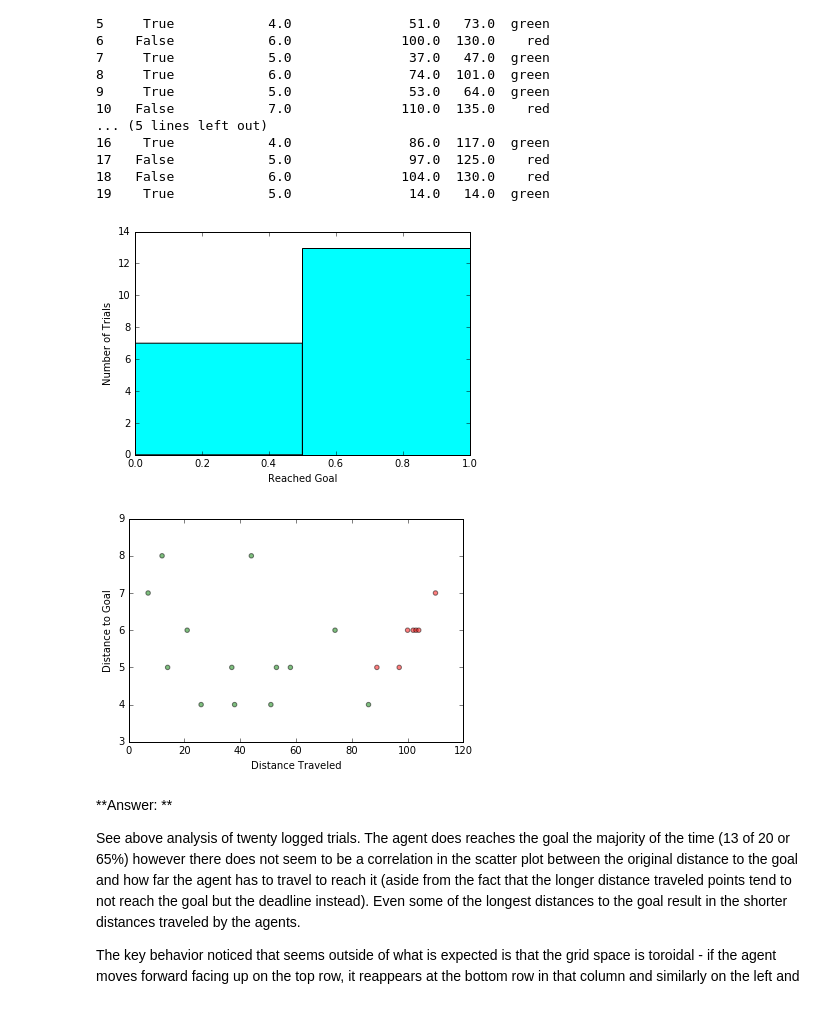
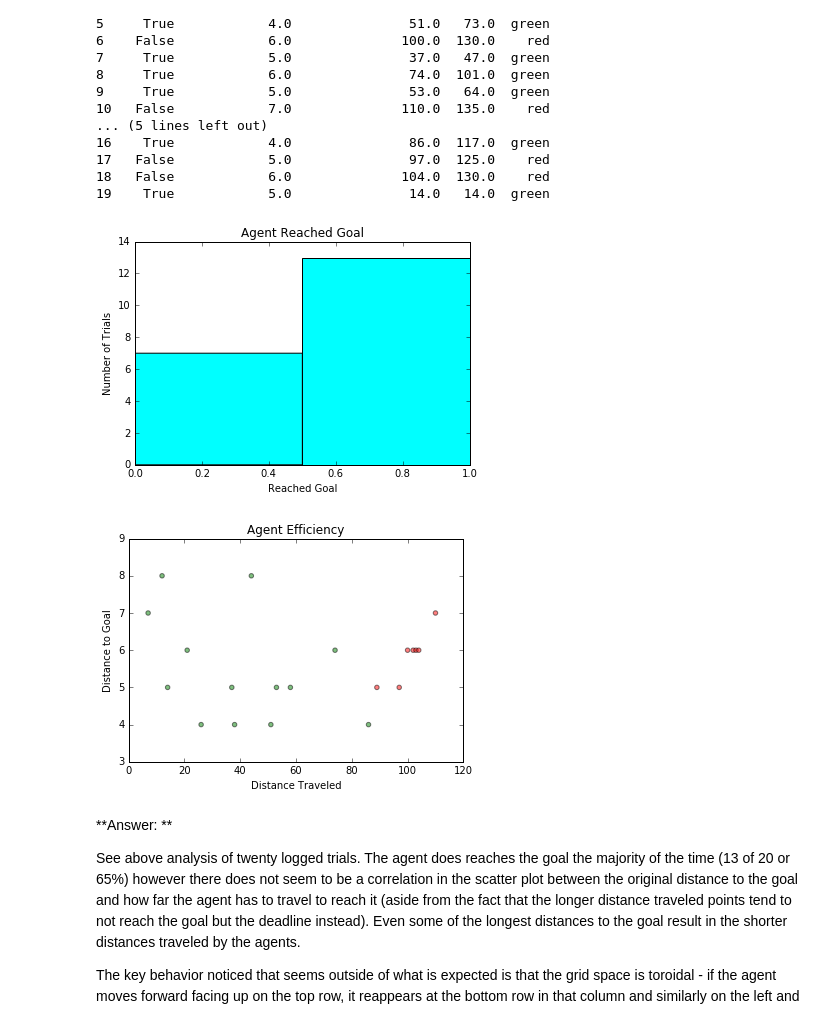
Before and after one commit to gilakos/machine-learning, a Jupyter notebook: projects/smartcab/smartcab/smartcab_report.ipynb, the cells around one changed output. Drawn from its saved outputs; the diff is of its cells as text; code cells hidden in the pictures.

```diff
--- a/projects/smartcab/smartcab/smartcab_report.ipynb
+++ b/projects/smartcab/smartcab/smartcab_report.ipynb
@@ -75,18 +75,20 @@ print df
 # %%
 # the histogram of the data
 plt.hist(df['reached'], bins=2, facecolor='cyan')
 plt.xlabel('Reached Goal')
 plt.ylabel('Number of Trials')
+plt.title('Agent Reached Goal')
 plt.show()
 
 # the scatterplot of distance traveled versus goal distance
 plt.scatter(df['distance_traveled'], df['goal_distance'], c=df['color'], alpha=0.5)
 plt.xlabel('Distance Traveled')
 plt.ylabel('Distance to Goal')
+plt.title('Agent Efficiency')
 plt.show()
 # %% [output]
-[figure, old version]
+[figure, new version]
-[figure, old version]
+[figure, new version]
 # %% [markdown]
 **Answer: **
 
```
Also changed, not shown: parts of 9 cells of this notebook, 6 other files.
